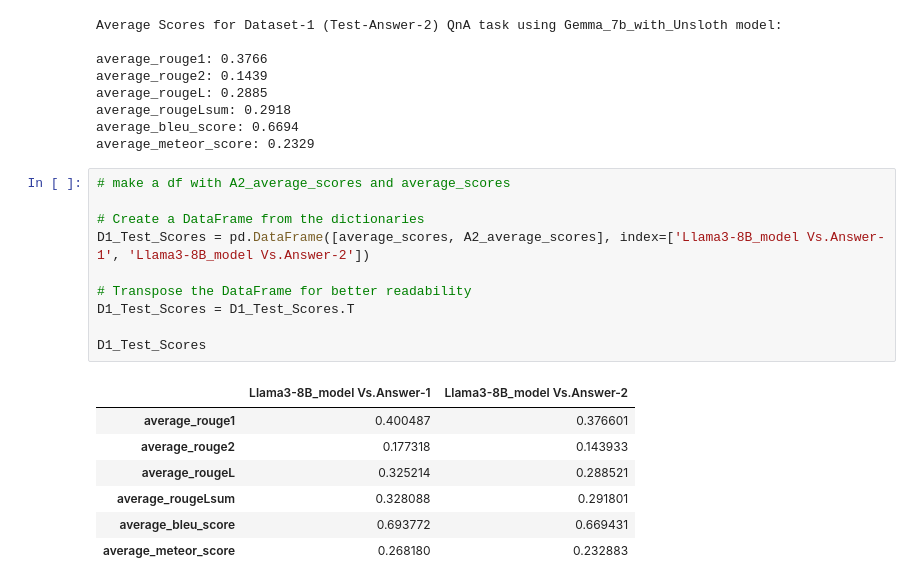
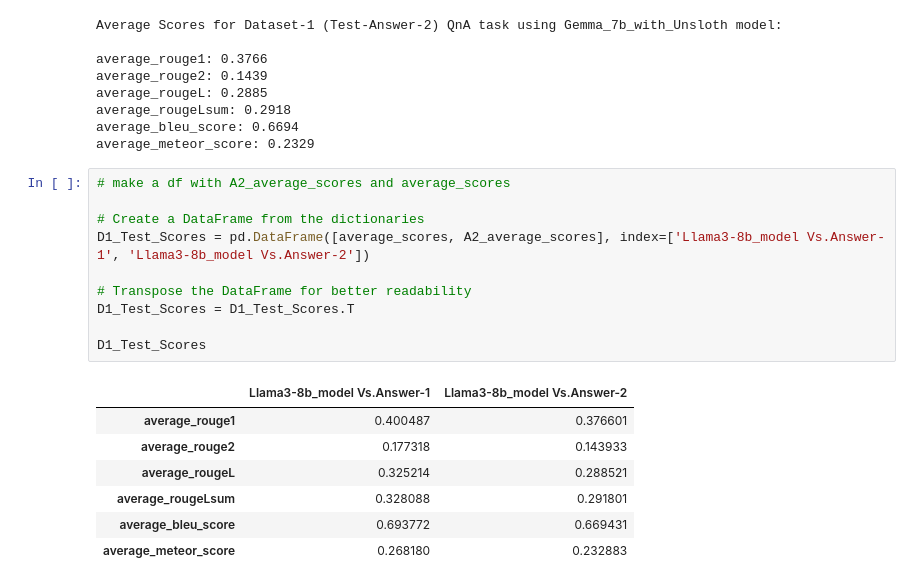
Before and after one commit to nutworker/qM-AI-L, a Jupyter notebook: QnA_Llama_3_1_8b_with_Unsloth_D1.ipynb, the cells around one changed output. Drawn from its saved outputs; the diff is of its cells as text.

```diff
--- a/QnA_Llama_3_1_8b_with_Unsloth_D1.ipynb
+++ b/QnA_Llama_3_1_8b_with_Unsloth_D1.ipynb
@@ -874,15 +874,15 @@ average_meteor_score: 0.2329
 # %%
 # make a df with A2_average_scores and average_scores
 
 # Create a DataFrame from the dictionaries
-D1_Test_Scores = pd.DataFrame([average_scores, A2_average_scores], index=['Llama3-8B_model Vs.Answer-1', 'Llama3-8B_model Vs.Answer-2'])
+D1_Test_Scores = pd.DataFrame([average_scores, A2_average_scores], index=['Llama3-8b_model Vs.Answer-1', 'Llama3-8b_model Vs.Answer-2'])
 
 # Transpose the DataFrame for better readability
 D1_Test_Scores = D1_Test_Scores.T
 
 D1_Test_Scores
 # %% [output]
-|  | Llama3-8B_model Vs.Answer-1 | Llama3-8B_model Vs.Answer-2 |
+|  | Llama3-8b_model Vs.Answer-1 | Llama3-8b_model Vs.Answer-2 |
 | average_rouge1 | 0.400487 | 0.376601 |
 | average_rouge2 | 0.177318 | 0.143933 |
 | average_rougeL | 0.325214 | 0.288521 |
```
